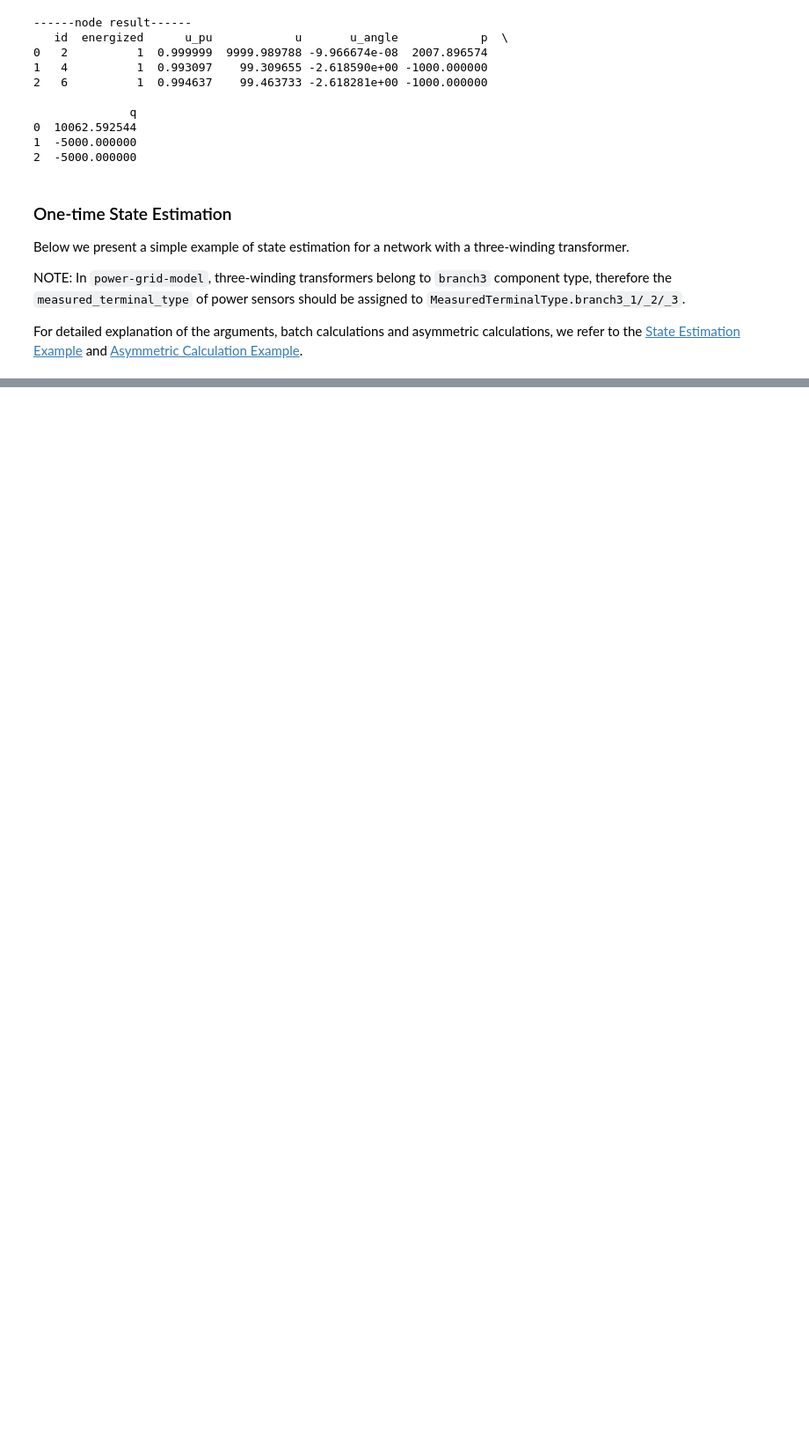
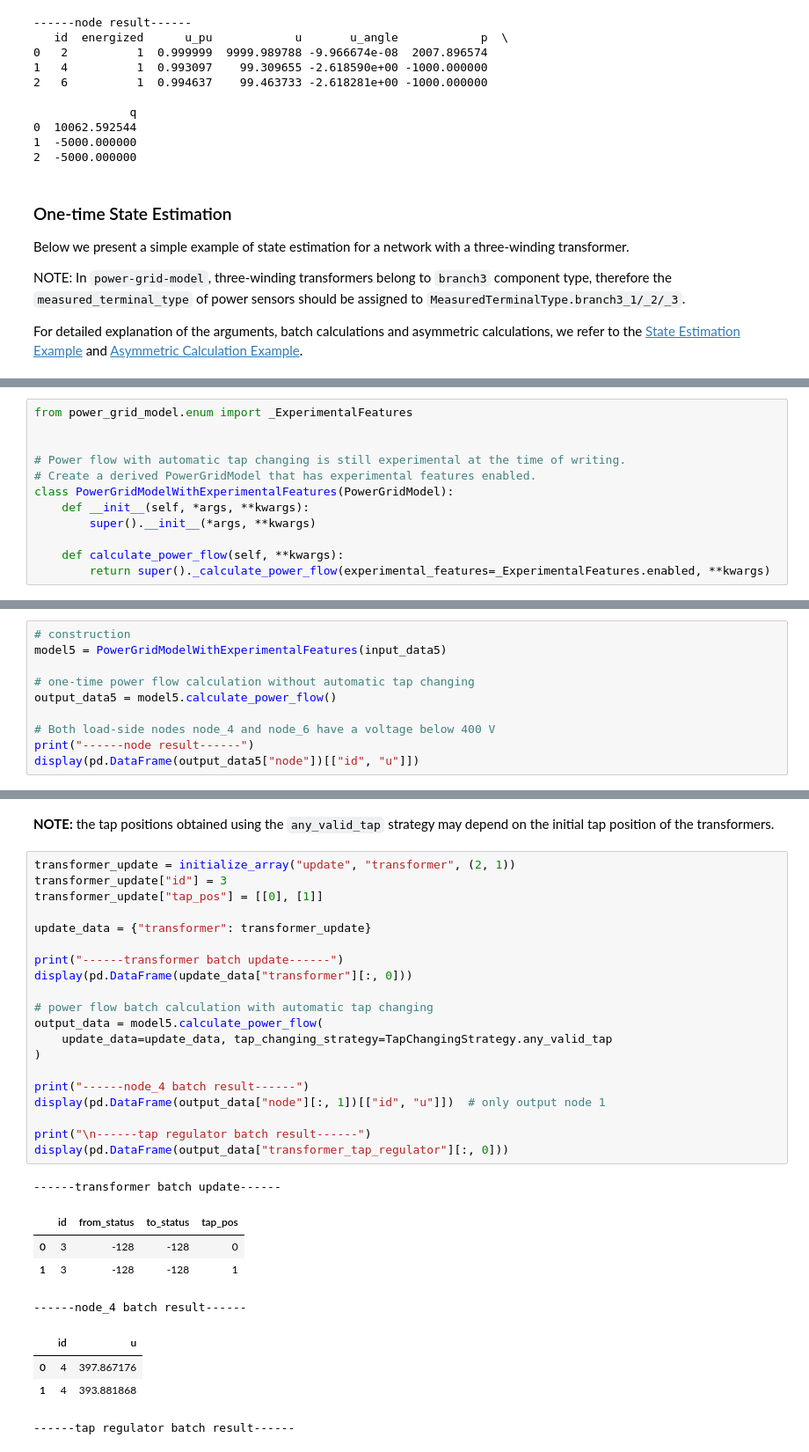
Before and after one commit to PowerGridModel/power-grid-model-workshop, a Jupyter notebook: examples/Transformer Examples.ipynb, the cells around one changed output, grey strips where cells are left out. Shown at 88% size. Saved outputs shown, nothing was run; the diff lists cells and outputs as text; blank space fills up the shorter version.

```diff
--- a/examples/Transformer Examples.ipynb
+++ b/examples/Transformer Examples.ipynb
@@ -392,0 +397,12 @@ print(pd.DataFrame(output_data4["three_winding_transformer"]))
+# %%
+from power_grid_model.enum import _ExperimentalFeatures
+
+
+# Power flow with automatic tap changing is still experimental at the time of writing.
+# Create a derived PowerGridModel that has experimental features enabled.
+class PowerGridModelWithExperimentalFeatures(PowerGridModel):
+    def __init__(self, *args, **kwargs):
+        super().__init__(*args, **kwargs)
+
+    def calculate_power_flow(self, **kwargs):
+        return super()._calculate_power_flow(experimental_features=_ExperimentalFeatures.enabled, **kwargs)
@@ -392,0 +498,10 @@ print(pd.DataFrame(output_data4["three_winding_transformer"]))
+# %%
+# construction
+model5 = PowerGridModelWithExperimentalFeatures(input_data5)
+
+# one-time power flow calculation without automatic tap changing
+output_data5 = model5.calculate_power_flow()
+
+# Both load-side nodes node_4 and node_6 have a voltage below 400 V
+print("------node result------")
+display(pd.DataFrame(output_data5["node"])[["id", "u"]])
@@ -392,0 +539,32 @@ print(pd.DataFrame(output_data4["three_winding_transformer"]))
+# %% [markdown]
+**NOTE:** the tap positions obtained using the `any_valid_tap` strategy may depend on the initial tap position of the transformers.
+# %%
+transformer_update = initialize_array("update", "transformer", (2, 1))
+transformer_update["id"] = 3
+transformer_update["tap_pos"] = [[0], [1]]
+
+update_data = {"transformer": transformer_update}
+
+print("------transformer batch update------")
+display(pd.DataFrame(update_data["transformer"][:, 0]))
+
+# power flow batch calculation with automatic tap changing
+output_data = model5.calculate_power_flow(
+    update_data=update_data, tap_changing_strategy=TapChangingStrategy.any_valid_tap
+)
+
+print("------node_4 batch result------")
+display(pd.DataFrame(output_data["node"][:, 1])[["id", "u"]])  # only output node 1
+
+print("\n------tap regulator batch result------")
+display(pd.DataFrame(output_data["transformer_tap_regulator"][:, 0]))
+# %% [output]
+------transformer batch update------
+|  | id | from_status | to_status | tap_pos |
+| 0 | 3 | -128 | -128 | 0 |
+| 1 | 3 | -128 | -128 | 1 |
+------node_4 batch result------
+|  | id | u |
+| 0 | 4 | 397.867176 |
+| 1 | 4 | 393.881868 |
+------tap regulator batch result------
```
Also changed, not shown: parts of 25 cells of this notebook, 1 other file.
